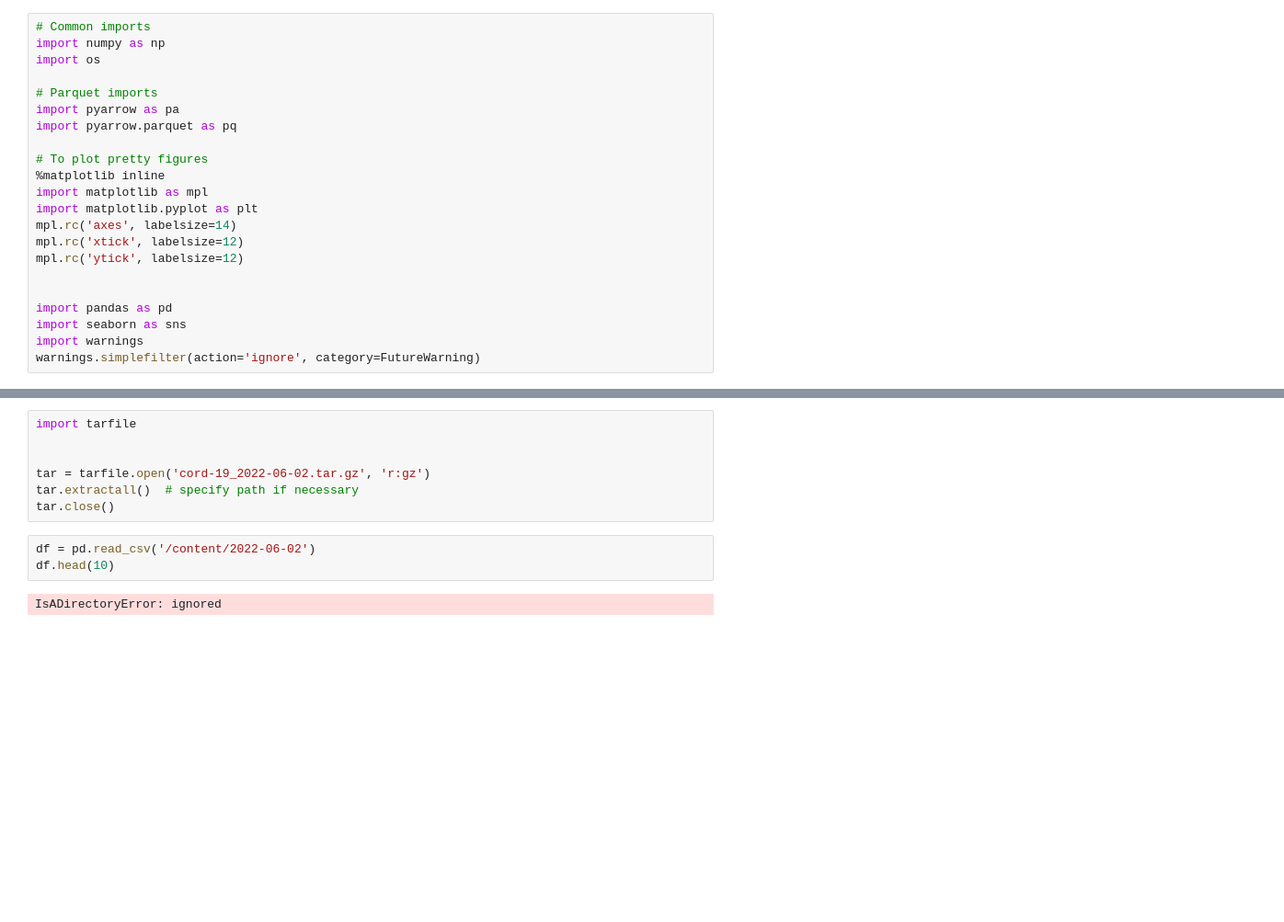
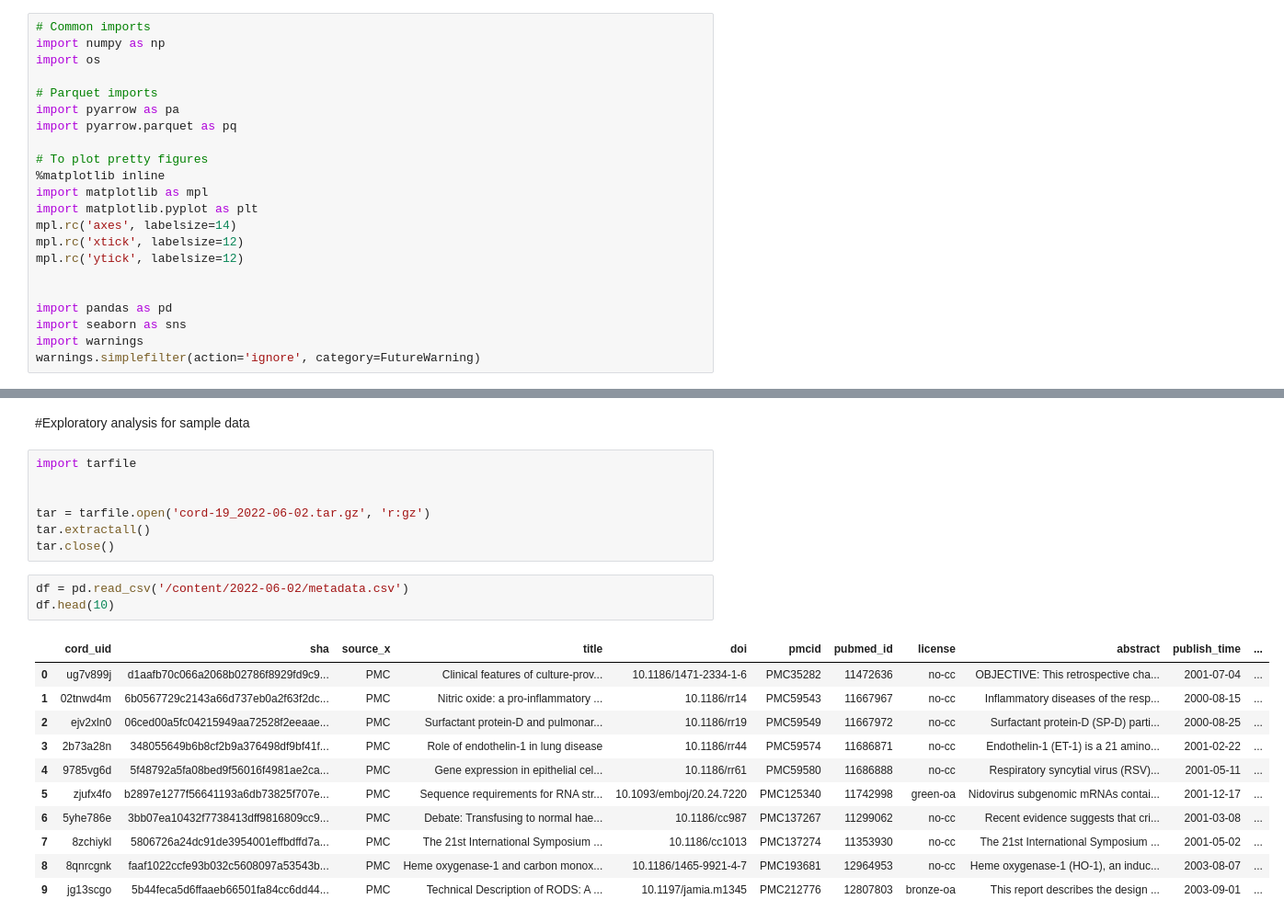
Before and after one commit to luisosmx/Project_Technical_Challenge, a Jupyter notebook: Technical__challenge.ipynb, the cells around one changed output, grey strips where cells are left out. Shown: that part at 92% size. Cells and saved outputs as stored; diff of their text form; blank space fills up the shorter version.

```diff
--- a/Technical__challenge.ipynb
+++ b/Technical__challenge.ipynb
@@ -38,12 +44,24 @@ cord-19_2022-06-02. 100%[===================>]  17.38G  26.5MB/s    in 12m 37s
+# %% [markdown]
+#Exploratory analysis for sample data
 # %%
 import tarfile
 
 
 tar = tarfile.open('cord-19_2022-06-02.tar.gz', 'r:gz')
-tar.extractall()  # specify path if necessary
+tar.extractall()
 tar.close()
 # %%
-df = pd.read_csv('/content/2022-06-02')
+df = pd.read_csv('/content/2022-06-02/metadata.csv')
 df.head(10)
 # %% [output]
-IsADirectoryError: ignored
+|  | cord_uid | sha | source_x | title | doi | pmcid | pubmed_id | license | abstract | publish_time | ... |
+| 0 | ug7v899j | d1aafb70c066a2068b02786f8929fd9c9... | PMC | Clinical features of culture-prov... | 10.1186/1471-2334-1-6 | PMC35282 | 11472636 | no-cc | OBJECTIVE: This retrospective cha... | 2001-07-04 | ... |
+| 1 | 02tnwd4m | 6b0567729c2143a66d737eb0a2f63f2dc... | PMC | Nitric oxide: a pro-inflammatory ... | 10.1186/rr14 | PMC59543 | 11667967 | no-cc | Inflammatory diseases of the resp... | 2000-08-15 | ... |
+| 2 | ejv2xln0 | 06ced00a5fc04215949aa72528f2eeaae... | PMC | Surfactant protein-D and pulmonar... | 10.1186/rr19 | PMC59549 | 11667972 | no-cc | Surfactant protein-D (SP-D) parti... | 2000-08-25 | ... |
+| 3 | 2b73a28n | 348055649b6b8cf2b9a376498df9bf41f... | PMC | Role of endothelin-1 in lung disease | 10.1186/rr44 | PMC59574 | 11686871 | no-cc | Endothelin-1 (ET-1) is a 21 amino... | 2001-02-22 | ... |
+| 4 | 9785vg6d | 5f48792a5fa08bed9f56016f4981ae2ca... | PMC | Gene expression in epithelial cel... | 10.1186/rr61 | PMC59580 | 11686888 | no-cc | Respiratory syncytial virus (RSV)... | 2001-05-11 | ... |
+| 5 | zjufx4fo | b2897e1277f56641193a6db73825f707e... | PMC | Sequence requirements for RNA str... | 10.1093/emboj/20.24.7220 | PMC125340 | 11742998 | green-oa | Nidovirus subgenomic mRNAs contai... | 2001-12-17 | ... |
+| 6 | 5yhe786e | 3bb07ea10432f7738413dff9816809cc9... | PMC | Debate: Transfusing to normal hae... | 10.1186/cc987 | PMC137267 | 11299062 | no-cc | Recent evidence suggests that cri... | 2001-03-08 | ... |
+| 7 | 8zchiykl | 5806726a24dc91de3954001effbdffd7a... | PMC | The 21st International Symposium ... | 10.1186/cc1013 | PMC137274 | 11353930 | no-cc | The 21st International Symposium ... | 2001-05-02 | ... |
+| 8 | 8qnrcgnk | faaf1022ccfe93b032c5608097a53543b... | PMC | Heme oxygenase-1 and carbon monox... | 10.1186/1465-9921-4-7 | PMC193681 | 12964953 | no-cc | Heme oxygenase-1 (HO-1), an induc... | 2003-08-07 | ... |
+| 9 | jg13scgo | 5b44feca5d6ffaaeb66501fa84cc6dd44... | PMC | Technical Description of RODS: A ... | 10.1197/jamia.m1345 | PMC212776 | 12807803 | bronze-oa | This report describes the design ... | 2003-09-01 | ... |
```
Also changed, not shown: parts of 6 cells of this notebook.
